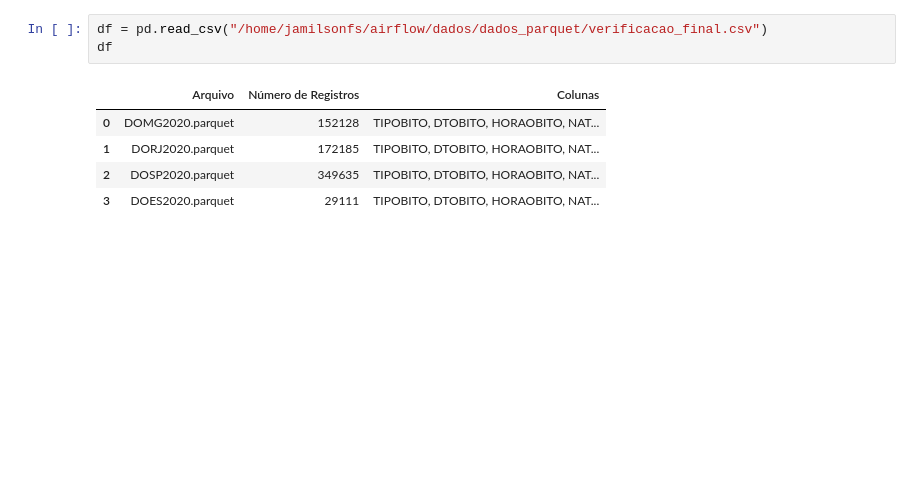
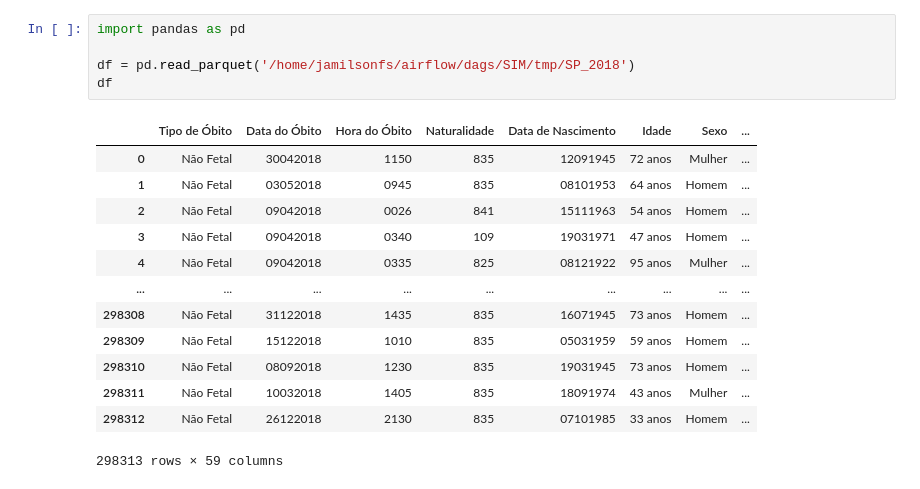
Before and after one commit to DataSUS-Infraestrutura/Airflow, a Jupyter notebook: ler.ipynb, the cells around one changed output. Drawn from its saved outputs; the diff is of its cells as text; blank space fills up the shorter version.

```diff
--- a/ler.ipynb
+++ b/ler.ipynb
@@ -82,9 +58,19 @@ df
-# %%
-df = pd.read_csv("/home/jamilsonfs/airflow/dados/dados_parquet/verificacao_final.csv")
-df
-# %% [output]
-|  | Arquivo | Número de Registros | Colunas |
-| 0 | DOMG2020.parquet | 152128 | TIPOBITO, DTOBITO, HORAOBITO, NAT... |
-| 1 | DORJ2020.parquet | 172185 | TIPOBITO, DTOBITO, HORAOBITO, NAT... |
-| 2 | DOSP2020.parquet | 349635 | TIPOBITO, DTOBITO, HORAOBITO, NAT... |
-| 3 | DOES2020.parquet | 29111 | TIPOBITO, DTOBITO, HORAOBITO, NAT... |
+# %%
+import pandas as pd
+
+df = pd.read_parquet('/home/jamilsonfs/airflow/dags/SIM/tmp/SP_2018')
+df
+# %% [output]
+|  | Tipo de Óbito | Data do Óbito | Hora do Óbito | Naturalidade | Data de Nascimento | Idade | Sexo | ... |
+| 0 | Não Fetal | 30042018 | 1150 | 835 | 12091945 | 72 anos | Mulher | ... |
+| 1 | Não Fetal | 03052018 | 0945 | 835 | 08101953 | 64 anos | Homem | ... |
+| 2 | Não Fetal | 09042018 | 0026 | 841 | 15111963 | 54 anos | Homem | ... |
+| 3 | Não Fetal | 09042018 | 0340 | 109 | 19031971 | 47 anos | Homem | ... |
+| 4 | Não Fetal | 09042018 | 0335 | 825 | 08121922 | 95 anos | Mulher | ... |
+| ... | ... | ... | ... | ... | ... | ... | ... | ... |
+| 298308 | Não Fetal | 31122018 | 1435 | 835 | 16071945 | 73 anos | Homem | ... |
+| 298309 | Não Fetal | 15122018 | 1010 | 835 | 05031959 | 59 anos | Homem | ... |
+| 298310 | Não Fetal | 08092018 | 1230 | 835 | 19031945 | 73 anos | Homem | ... |
+| 298311 | Não Fetal | 10032018 | 1405 | 835 | 18091974 | 43 anos | Mulher | ... |
+| 298312 | Não Fetal | 26122018 | 2130 | 835 | 07101985 | 33 anos | Homem | ... |
+298313 rows × 59 columns
```
Also changed, not shown: parts of 7 cells of this notebook, 45 other files.
